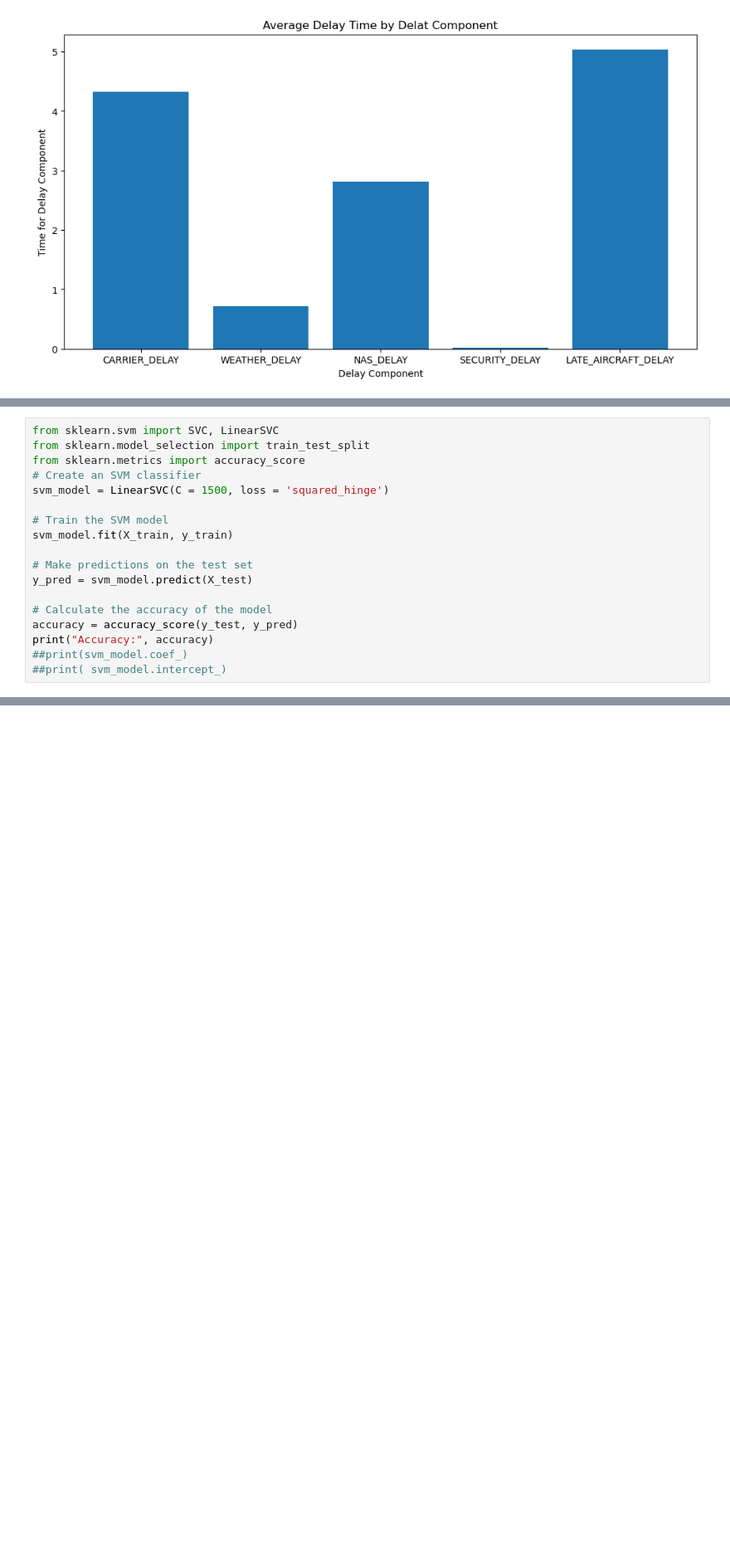
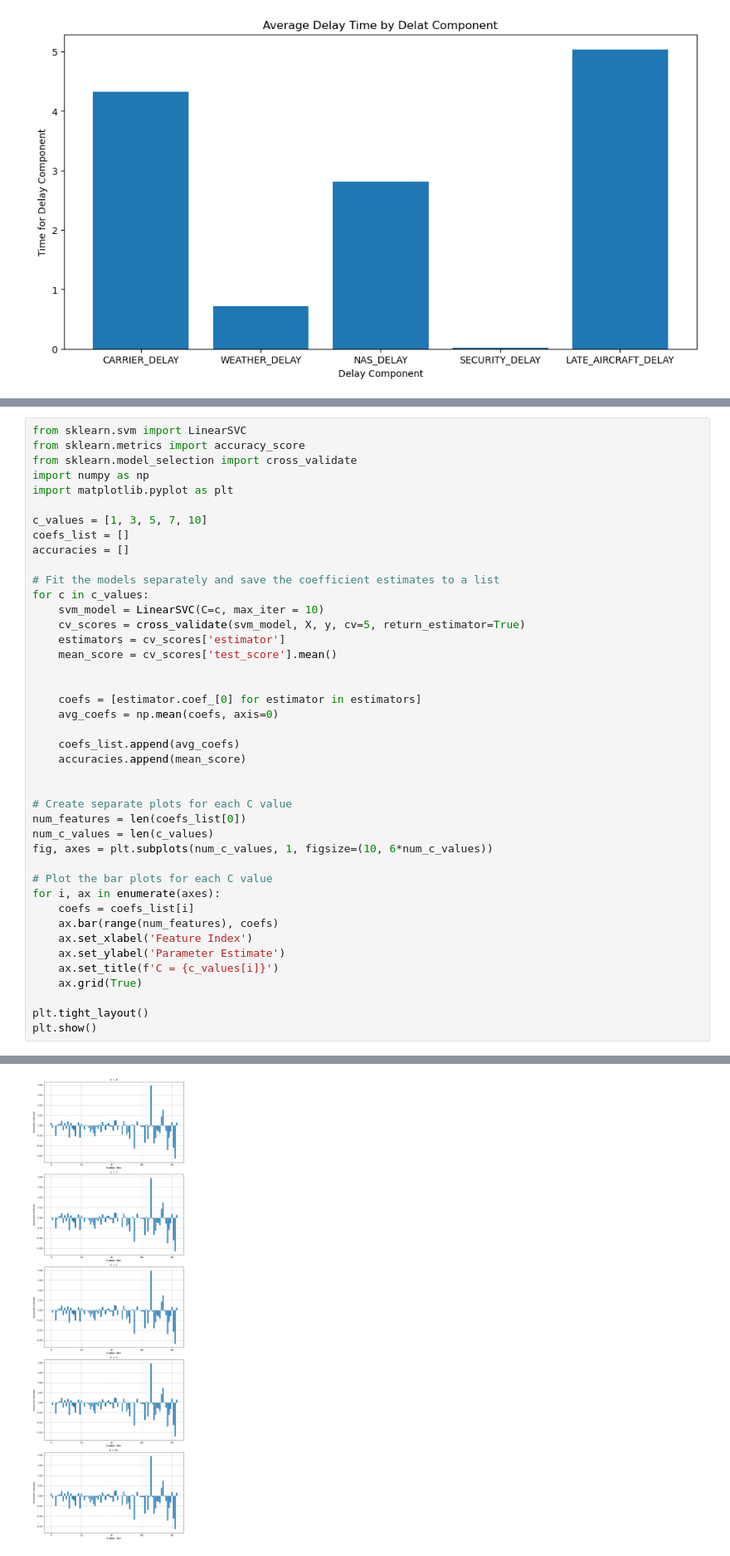
Before and after one commit to ssamat/COGS109, a Jupyter notebook: Final_Project_Template.ipynb, the cells around one changed output, grey strips where cells are left out. Shown: that part at 83% size. Cells and saved outputs as stored; diff of their text form; blank space fills up the shorter version.

```diff
--- a/Final_Project_Template.ipynb
+++ b/Final_Project_Template.ipynb
@@ -1130,18 +301,0 @@ F1 score: 0.6499746705435772
-# %%
-from sklearn.svm import SVC, LinearSVC
-from sklearn.model_selection import train_test_split
-from sklearn.metrics import accuracy_score
-# Create an SVM classifier
-svm_model = LinearSVC(C = 1500, loss = 'squared_hinge')
-
-# Train the SVM model
-svm_model.fit(X_train, y_train)
-
-# Make predictions on the test set
-y_pred = svm_model.predict(X_test)
-
-# Calculate the accuracy of the model
-accuracy = accuracy_score(y_test, y_pred)
-print("Accuracy:", accuracy)
-##print(svm_model.coef_)
-##print( svm_model.intercept_)
@@ -1200,0 +302,43 @@ accuracy_score(y_test,y_pred3)
+# %%
+from sklearn.svm import LinearSVC
+from sklearn.metrics import accuracy_score
+from sklearn.model_selection import cross_validate
+import numpy as np
+import matplotlib.pyplot as plt
+
+c_values = [1, 3, 5, 7, 10]
+coefs_list = []
+accuracies = []
+
+# Fit the models separately and save the coefficient estimates to a list
+for c in c_values:
+    svm_model = LinearSVC(C=c, max_iter = 10)
+    cv_scores = cross_validate(svm_model, X, y, cv=5, return_estimator=True)
+    estimators = cv_scores['estimator']
+    mean_score = cv_scores['test_score'].mean()
+
+
+    coefs = [estimator.coef_[0] for estimator in estimators]
+    avg_coefs = np.mean(coefs, axis=0)
+
+    coefs_list.append(avg_coefs)
+    accuracies.append(mean_score)
+
+
+# Create separate plots for each C value
+num_features = len(coefs_list[0])
+num_c_values = len(c_values)
+fig, axes = plt.subplots(num_c_values, 1, figsize=(10, 6*num_c_values))
+
+# Plot the bar plots for each C value
+for i, ax in enumerate(axes):
+    coefs = coefs_list[i]
+    ax.bar(range(num_features), coefs)
+    ax.set_xlabel('Feature Index')
+    ax.set_ylabel('Parameter Estimate')
+    ax.set_title(f'C = {c_values[i]}')
+    ax.grid(True)
+
+plt.tight_layout()
+plt.show()
+# %% [output]
@@ -1200,0 +350 @@ accuracy_score(y_test,y_pred3)
+[figure, added]
```
Also changed, not shown: parts of 61 cells of this notebook.
